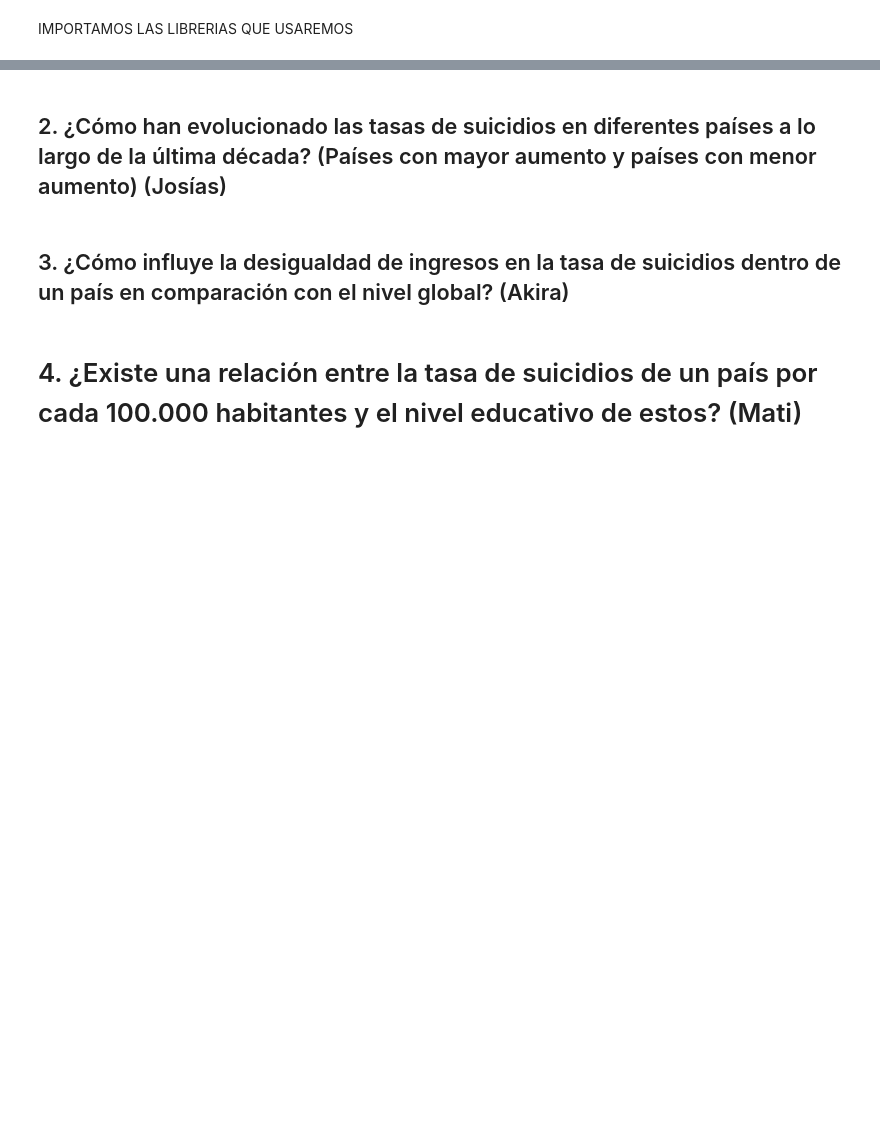
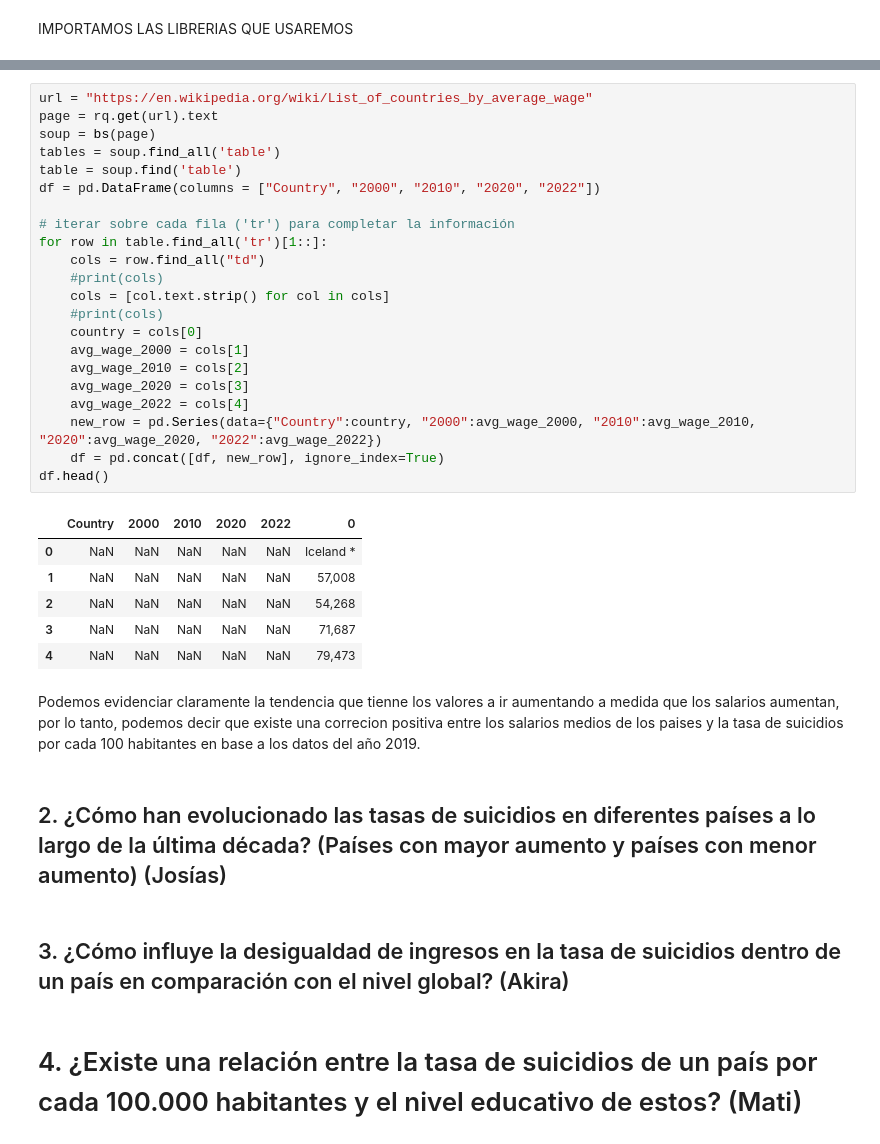
Before and after one commit to mardrouilly/Proyecto-I.C.D.-Grupo-2, a Jupyter notebook: Project_df.ipynb, the cells around one changed output, grey strips where cells are left out. Drawn from its saved outputs; the diff is of its cells as text; blank space fills up the shorter version.

```diff
--- a/Project_df.ipynb
+++ b/Project_df.ipynb
@@ -114,3 +86,34 @@ suicidios_ingresos2019.head(15)
+# %%
+url = "https://en.wikipedia.org/wiki/List_of_countries_by_average_wage"
+page = rq.get(url).text
+soup = bs(page)
+tables = soup.find_all('table')
+table = soup.find('table')
+df = pd.DataFrame(columns = ["Country", "2000", "2010", "2020", "2022"])
+
+# iterar sobre cada fila ('tr') para completar la información
+for row in table.find_all('tr')[1::]:
+    cols = row.find_all("td")
+    #print(cols)
+    cols = [col.text.strip() for col in cols]
+    #print(cols)
+    country = cols[0]
+    avg_wage_2000 = cols[1]
+    avg_wage_2010 = cols[2]
+    avg_wage_2020 = cols[3]
+    avg_wage_2022 = cols[4]
+    new_row = pd.Series(data={"Country":country, "2000":avg_wage_2000, "2010":avg_wage_2010, "2020":avg_wage_2020, "2022":avg_wage_2022})
+    df = pd.concat([df, new_row], ignore_index=True)
+df.head()
+# %% [output]
+|  | Country | 2000 | 2010 | 2020 | 2022 | 0 |
+| 0 | NaN | NaN | NaN | NaN | NaN | Iceland * |
+| 1 | NaN | NaN | NaN | NaN | NaN | 57,008 |
+| 2 | NaN | NaN | NaN | NaN | NaN | 54,268 |
+| 3 | NaN | NaN | NaN | NaN | NaN | 71,687 |
+| 4 | NaN | NaN | NaN | NaN | NaN | 79,473 |
+# %% [markdown]
+Podemos evidenciar claramente la tendencia que tienne los valores a ir aumentando a medida que los salarios aumentan, por lo tanto, podemos decir que existe una correcion positiva entre los salarios medios de los paises y la tasa de suicidios por cada 100 habitantes en base a los datos del año 2019.
 # %% [markdown]
 ## 2. ¿Cómo han evolucionado las tasas de suicidios en diferentes países a lo largo de la última década? (Países con mayor aumento y países con menor aumento) (Josías)
 # %% [markdown]
```
Also changed, not shown: parts of 46 cells of this notebook.
